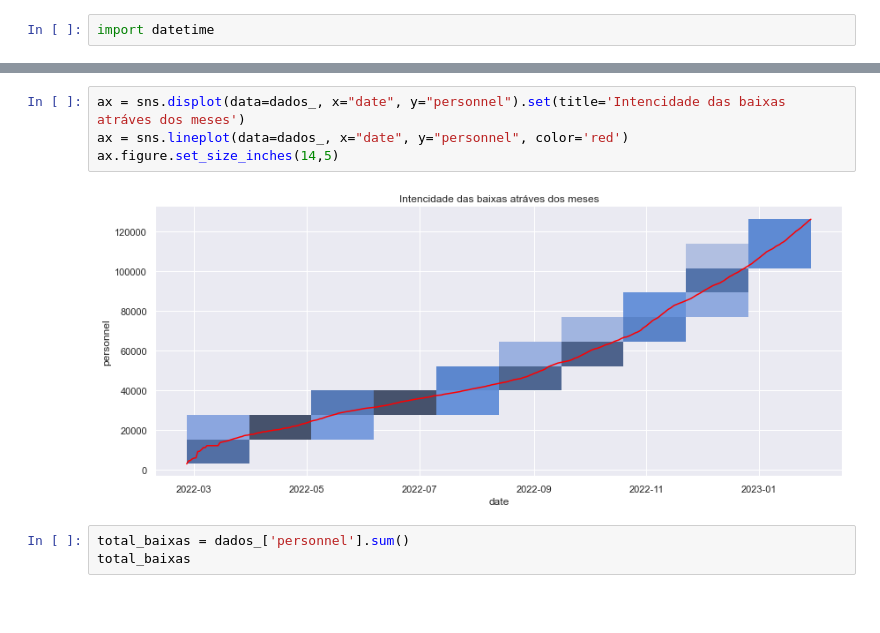
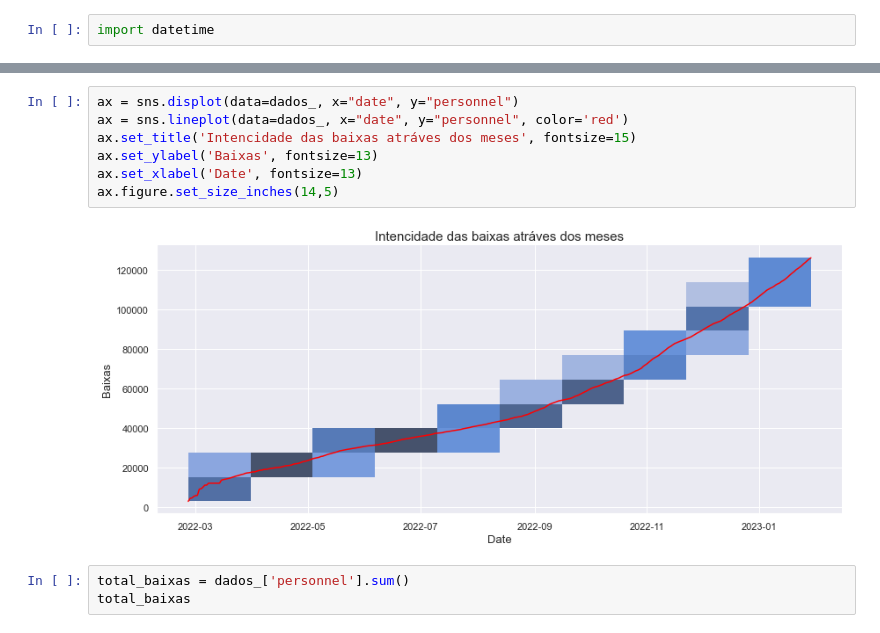
Before and after one commit to henriquecarvalho-maker/Projeto-Guerra-da-Ucrania, a Jupyter notebook: Russia_Losses.ipynb, the cells around one changed output, grey strips where cells are left out. Cells and saved outputs as stored; diff of their text form; blank space fills up the shorter version.

```diff
--- a/Russia_Losses.ipynb
+++ b/Russia_Losses.ipynb
@@ -99,9 +104,12 @@ eixo.legend(['Baixas'], loc= 'lower right', fontsize=15)
 # %%
-ax = sns.displot(data=dados_, x="date", y="personnel").set(title='Intencidade das baixas atráves dos meses')
+ax = sns.displot(data=dados_, x="date", y="personnel")
 ax = sns.lineplot(data=dados_, x="date", y="personnel", color='red')
+ax.set_title('Intencidade das baixas atráves dos meses', fontsize=15)
+ax.set_ylabel('Baixas', fontsize=13)
+ax.set_xlabel('Date', fontsize=13)
 ax.figure.set_size_inches(14,5)
 # %% [output]
-[figure, old version]
+[figure, new version]
 # %%
 total_baixas = dados_['personnel'].sum()
 total_baixas
```
Also changed, not shown: parts of 6 cells of this notebook.
